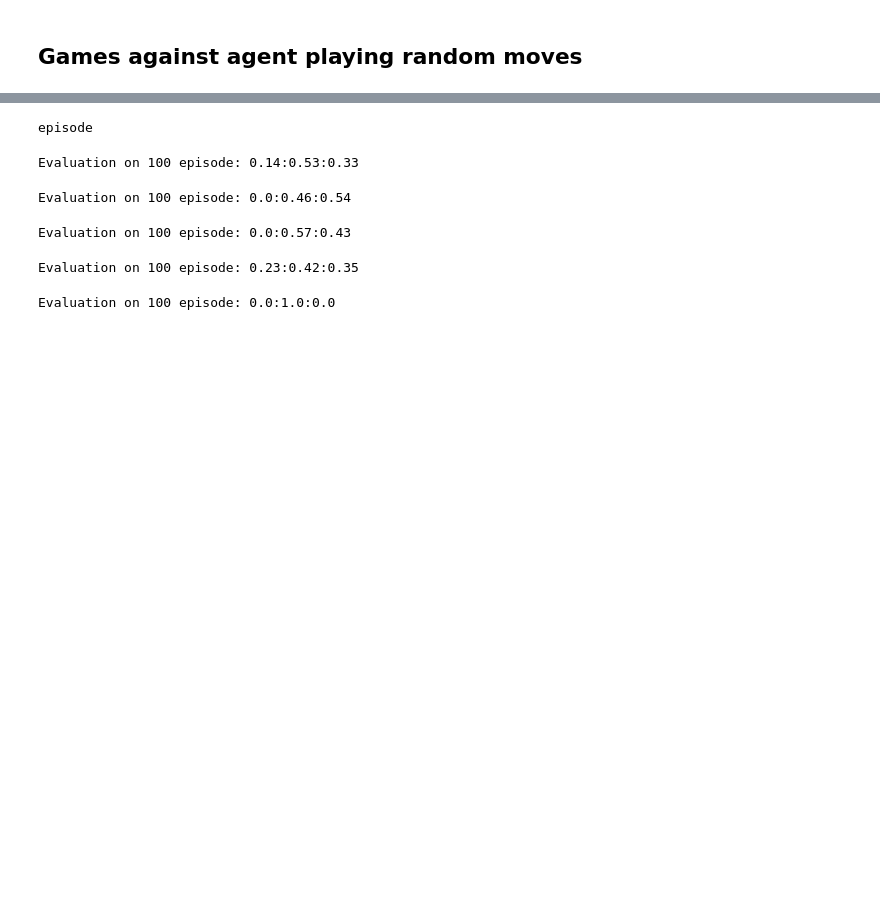
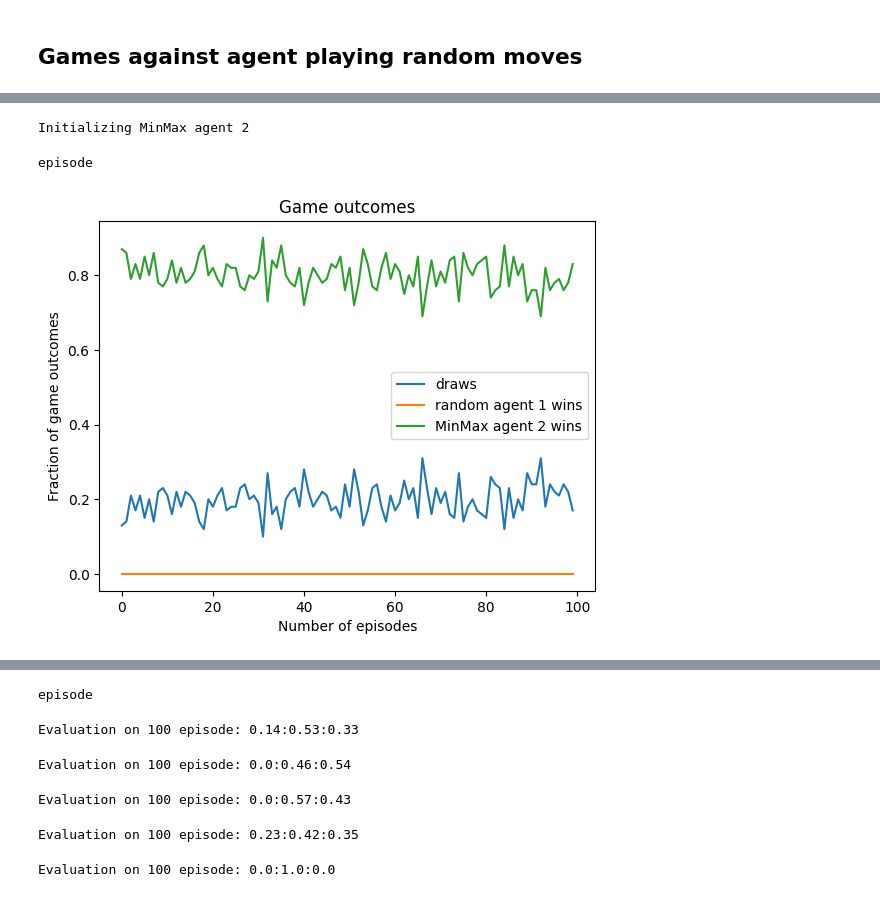
Before and after one commit to KunkelAlexander/tictactoe_rl, a Jupyter notebook: analysis.ipynb, the cells around one changed output, grey strips where cells are left out. Saved outputs shown, nothing was run; the diff lists cells and outputs as text; code cells hidden in the pictures; blank space fills up the shorter version.

```diff
--- a/analysis.ipynb
+++ b/analysis.ipynb
@@ -57,0 +55,11 @@ Evaluation on 1000 episode: 0.131:0.578:0.291
+# %%
+config = dict(base_config)
+config["agent_types"]   = ["RANDOM_AGENT", "MINMAX_AGENT"]
+config["n_eval"]        = 100
+config["n_episode"]     = 100
+config["eval_freq"]     = 1
+out_minmax = training_manager.run_training(config)
+# %% [output]
+Initializing MinMax agent 2
+episode
+[figure, added]
```
Also changed, not shown: parts of 57 cells of this notebook, 4 other files.
